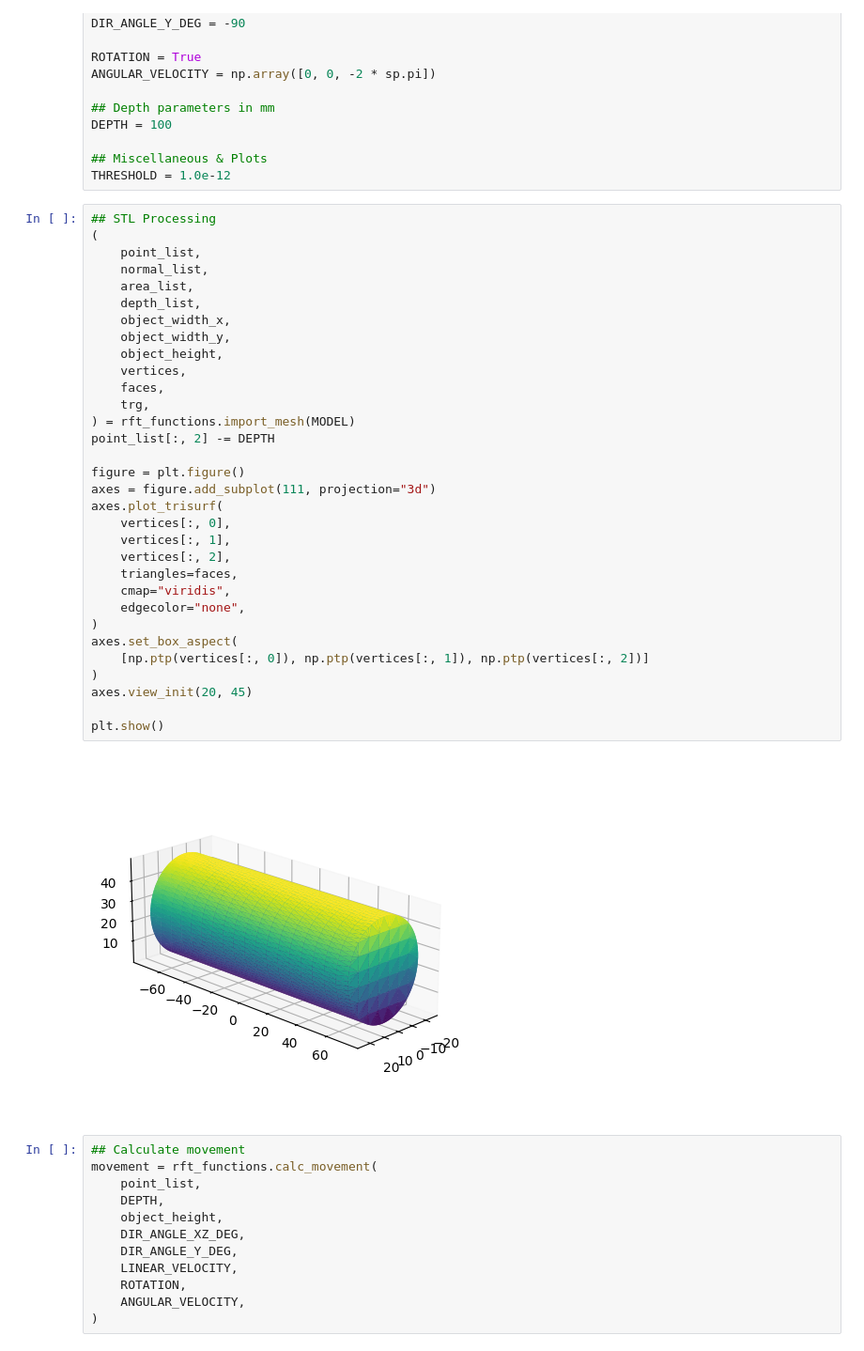
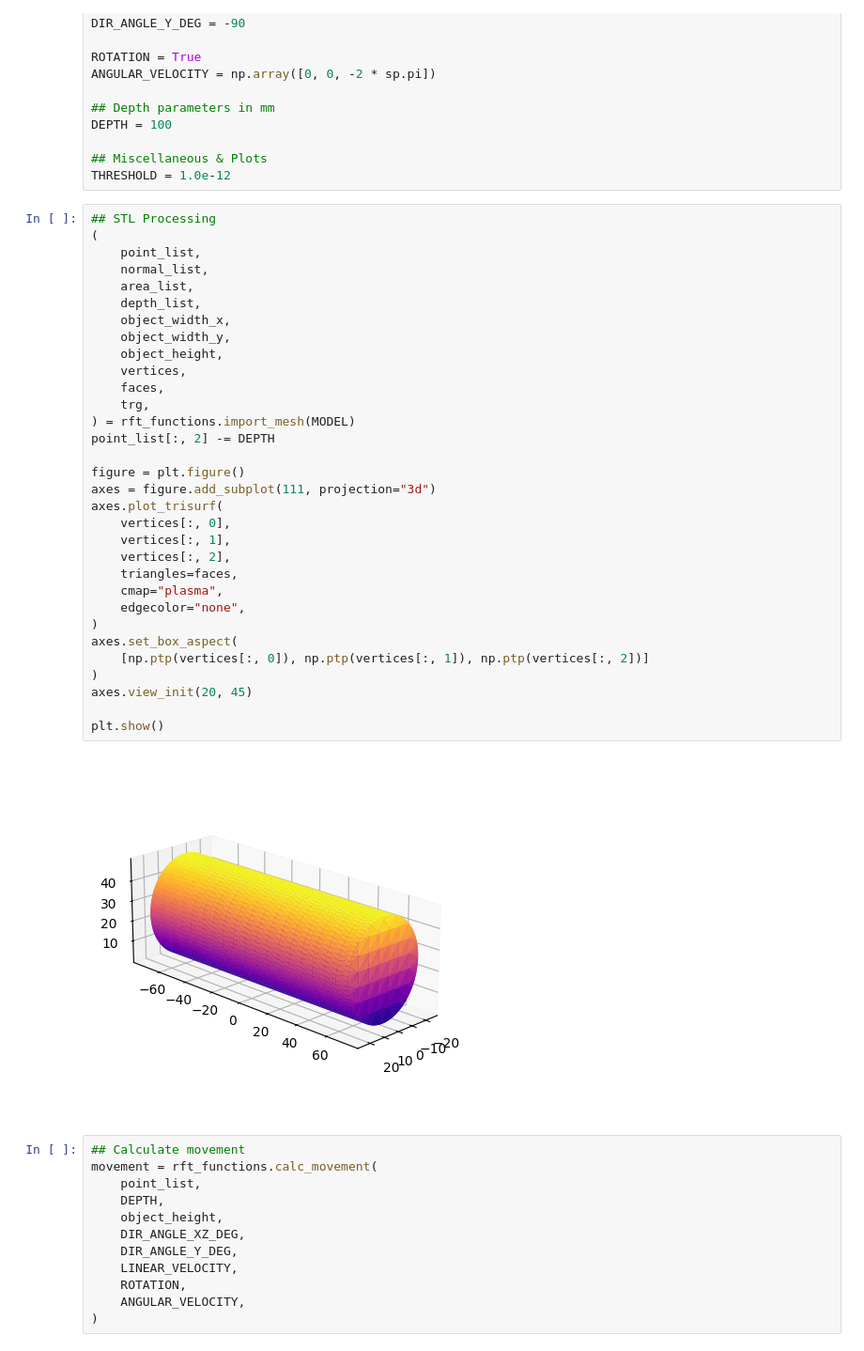
Before and after one commit to Hanneszz/3dRFT-py, a Jupyter notebook: rft_analysis.ipynb, the cells around one changed output. Shown: that part at 94% size. Drawn from its saved outputs; the diff is of its cells as text.

```diff
--- a/rft_analysis.ipynb
+++ b/rft_analysis.ipynb
@@ -56,35 +57,35 @@ THRESHOLD = 1.0e-12
 (
     point_list,
     normal_list,
     area_list,
     depth_list,
     object_width_x,
     object_width_y,
     object_height,
     vertices,
     faces,
     trg,
 ) = rft_functions.import_mesh(MODEL)
 point_list[:, 2] -= DEPTH
 
 figure = plt.figure()
 axes = figure.add_subplot(111, projection="3d")
 axes.plot_trisurf(
     vertices[:, 0],
     vertices[:, 1],
     vertices[:, 2],
     triangles=faces,
-    cmap="viridis",
+    cmap="plasma",
     edgecolor="none",
 )
 axes.set_box_aspect(
     [np.ptp(vertices[:, 0]), np.ptp(vertices[:, 1]), np.ptp(vertices[:, 2])]
 )
 axes.view_init(20, 45)
 
 plt.show()
 # %% [output]
-[figure, old version]
+[figure, new version]
 # %%
 ## Calculate movement
 movement = rft_functions.calc_movement(
```
Also changed, not shown: parts of 2 cells of this notebook, 2 other files.
